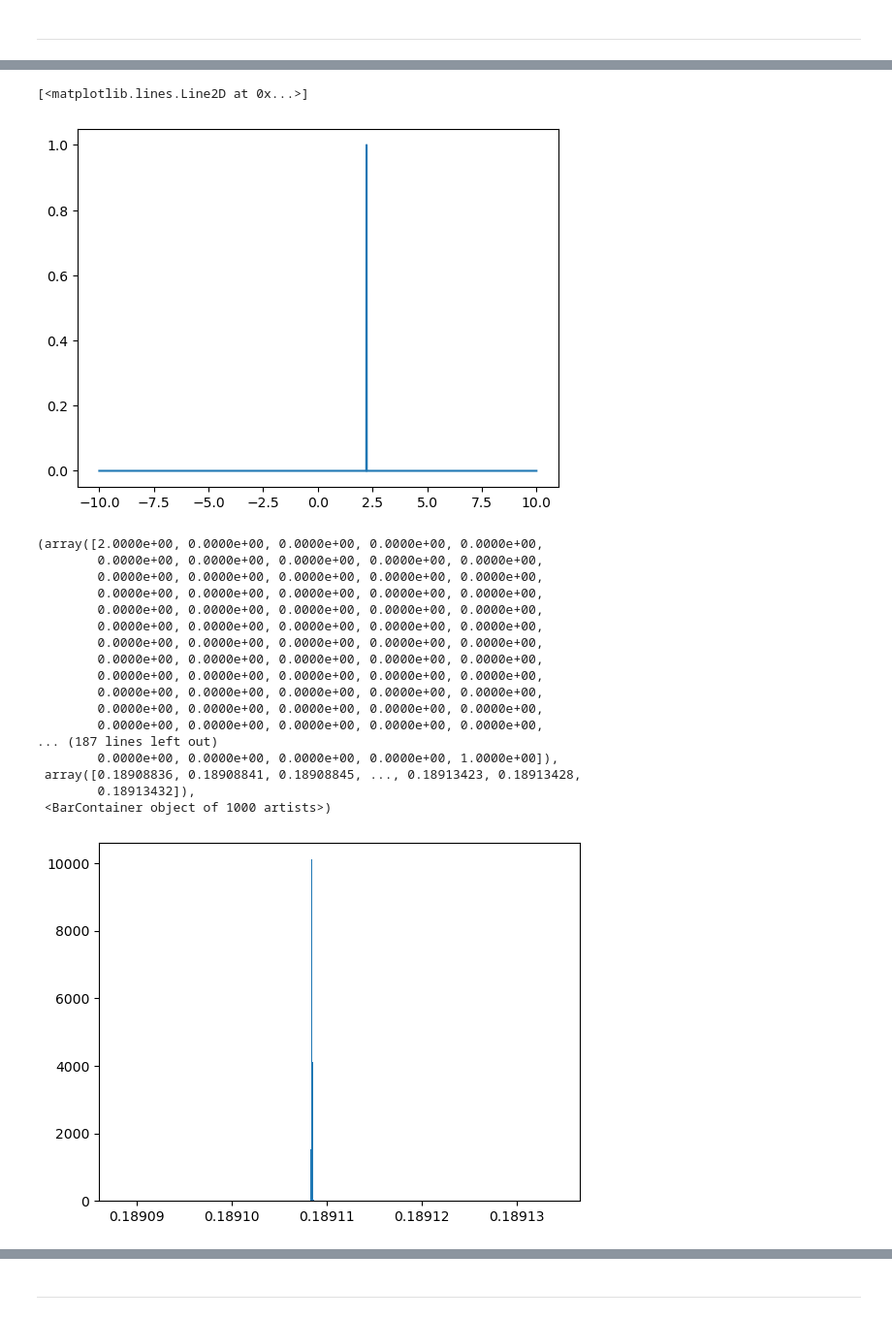
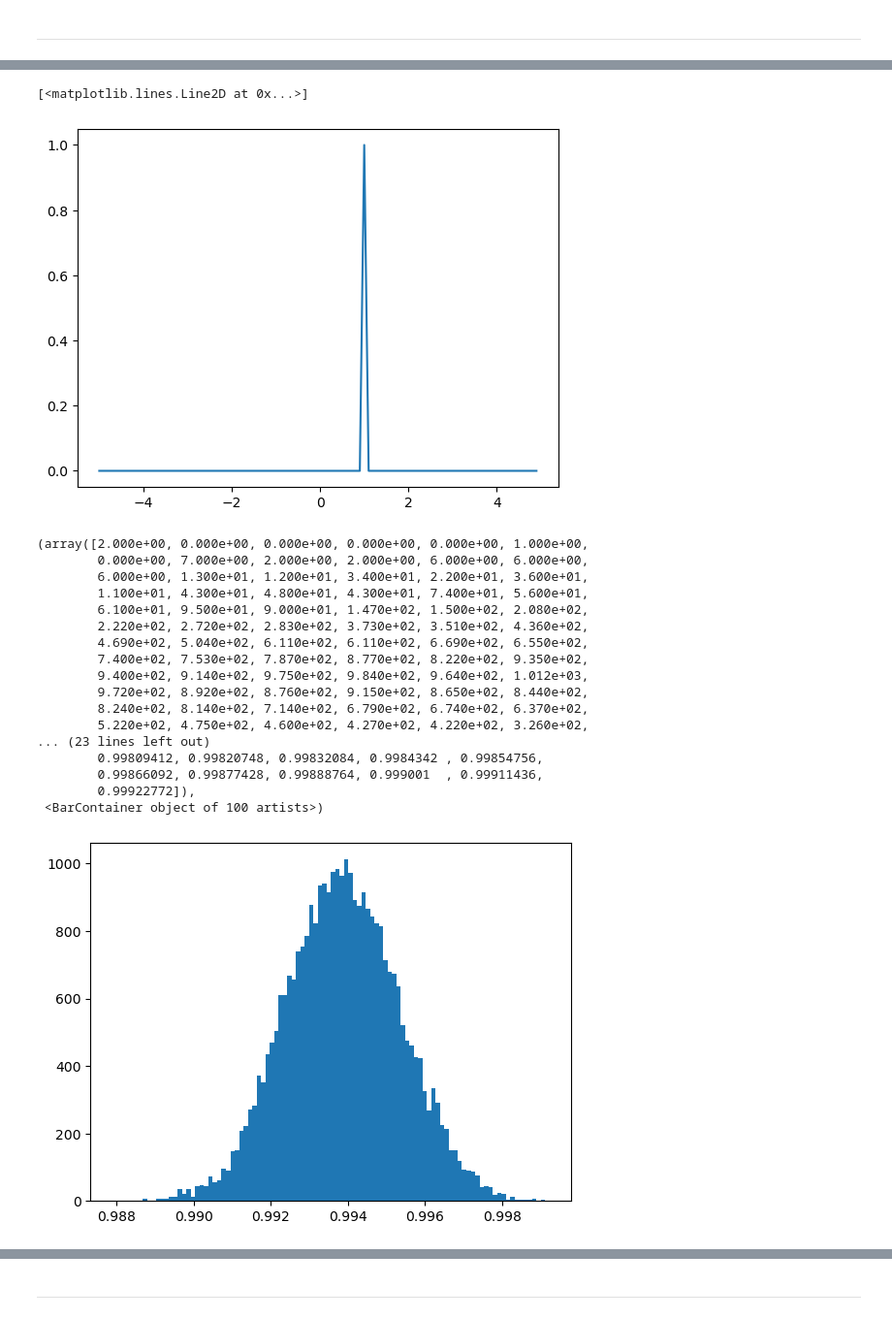
Before and after one commit to dchanda2002/emcee_learning, a Jupyter notebook: MLlearn.ipynb, the cells around one changed output, grey strips where cells are left out. Shown at 97% size. Saved outputs shown, nothing was run; the diff lists cells and outputs as text; code cells hidden in the pictures.

```diff
--- a/MLlearn.ipynb
+++ b/MLlearn.ipynb
@@ -181,11 +185,13 @@ plt.imshow(mock_signal, cmap = cmap); colorbar(); title("Mock Signal"); show()
 # distribution)
 
 # To save shallow copy space, use global memory for now
+
 cov = noise_cov
-# cov_inv = np.linalg.pinv(cov)
+cov_inv = np.linalg.pinv(cov)
 data = mock_signal
 
 def log_likelihood(amplitude):
+    # cov_inv = np.ones_like(noise_cov)  # for testing
 
     d = data.flatten() ## - np.mean(MAP.flatten())
     m = amplitude * ml_signal.flatten() ## - np.mean(MODEL.flatten())
@@ -194,7 +200,7 @@ def log_likelihood(amplitude):
     return -0.5 * np.asarray( np.dot(diff.T, np.dot( cov_inv, diff ))).squeeze()
 
 def log_prior(amplitude):
-    if (amplitude < 10) & (amplitude > -10):
+    if (amplitude < 5) & (amplitude > -5):
         return 0.0     # permit
     return -np.inf     # do not permit
 
@@ -212,10 +218,10 @@ like = np.exp(like)
 like/=max(like)
 amp_mode=sample_amp[np.argmax(like)]
 # %%
-plt.plot(np.linspace(-10, 10, 2000), like)
+plt.plot(sample_amp, like)
 # %% [output]
 [<matplotlib.lines.Line2D at 0x...>]
-[figure, old version]
+[figure, new version]
 # %%
 # Then try using emcee
 
@@ -235,22 +239,23 @@ samples_flat = samples.flatten()
 # %%
-bins, plt.hist(samples.flat, bins = 1000)
+plt.hist(samples, bins = 100)
+plt.show()
 # %% [output]
-(array([2.0000e+00, 0.0000e+00, 0.0000e+00, 0.0000e+00, 0.0000e+00,
-        0.0000e+00, 0.0000e+00, 0.0000e+00, 0.0000e+00, 0.0000e+00,
-        0.0000e+00, 0.0000e+00, 0.0000e+00, 0.0000e+00, 0.0000e+00,
-        0.0000e+00, 0.0000e+00, 0.0000e+00, 0.0000e+00, 0.0000e+00,
-        0.0000e+00, 0.0000e+00, 0.0000e+00, 0.0000e+00, 0.0000e+00,
-        0.0000e+00, 0.0000e+00, 0.0000e+00, 0.0000e+00, 0.0000e+00,
-        0.0000e+00, 0.0000e+00, 0.0000e+00, 0.0000e+00, 0.0000e+00,
-        0.0000e+00, 0.0000e+00, 0.0000e+00, 0.0000e+00, 0.0000e+00,
-        0.0000e+00, 0.0000e+00, 0.0000e+00, 0.0000e+00, 0.0000e+00,
-        0.0000e+00, 0.0000e+00, 0.0000e+00, 0.0000e+00, 0.0000e+00,
-        0.0000e+00, 0.0000e+00, 0.0000e+00, 0.0000e+00, 0.0000e+00,
-        0.0000e+00, 0.0000e+00, 0.0000e+00, 0.0000e+00, 0.0000e+00,
-... (187 lines left out)
-        0.0000e+00, 0.0000e+00, 0.0000e+00, 0.0000e+00, 1.0000e+00]),
- array([0.18908836, 0.18908841, 0.18908845, ..., 0.18913423, 0.18913428,
-        0.18913432]),
- <BarContainer object of 1000 artists>)
+(array([2.000e+00, 0.000e+00, 0.000e+00, 0.000e+00, 0.000e+00, 1.000e+00,
+        0.000e+00, 7.000e+00, 2.000e+00, 2.000e+00, 6.000e+00, 6.000e+00,
+        6.000e+00, 1.300e+01, 1.200e+01, 3.400e+01, 2.200e+01, 3.600e+01,
+        1.100e+01, 4.300e+01, 4.800e+01, 4.300e+01, 7.400e+01, 5.600e+01,
+        6.100e+01, 9.500e+01, 9.000e+01, 1.470e+02, 1.500e+02, 2.080e+02,
+        2.220e+02, 2.720e+02, 2.830e+02, 3.730e+02, 3.510e+02, 4.360e+02,
+        4.690e+02, 5.040e+02, 6.110e+02, 6.110e+02, 6.690e+02, 6.550e+02,
+        7.400e+02, 7.530e+02, 7.870e+02, 8.770e+02, 8.220e+02, 9.350e+02,
+        9.400e+02, 9.140e+02, 9.750e+02, 9.840e+02, 9.640e+02, 1.012e+03,
+        9.720e+02, 8.920e+02, 8.760e+02, 9.150e+02, 8.650e+02, 8.440e+02,
+        8.240e+02, 8.140e+02, 7.140e+02, 6.790e+02, 6.740e+02, 6.370e+02,
+        5.220e+02, 4.750e+02, 4.600e+02, 4.270e+02, 4.220e+02, 3.260e+02,
+... (23 lines left out)
+        0.99809412, 0.99820748, 0.99832084, 0.9984342 , 0.99854756,
+        0.99866092, 0.99877428, 0.99888764, 0.999001  , 0.99911436,
+        0.99922772]),
+ <BarContainer object of 100 artists>)
-[figure, old version]
+[figure, new version]
 # %%
```
Also changed, not shown: parts of 22 cells of this notebook.
